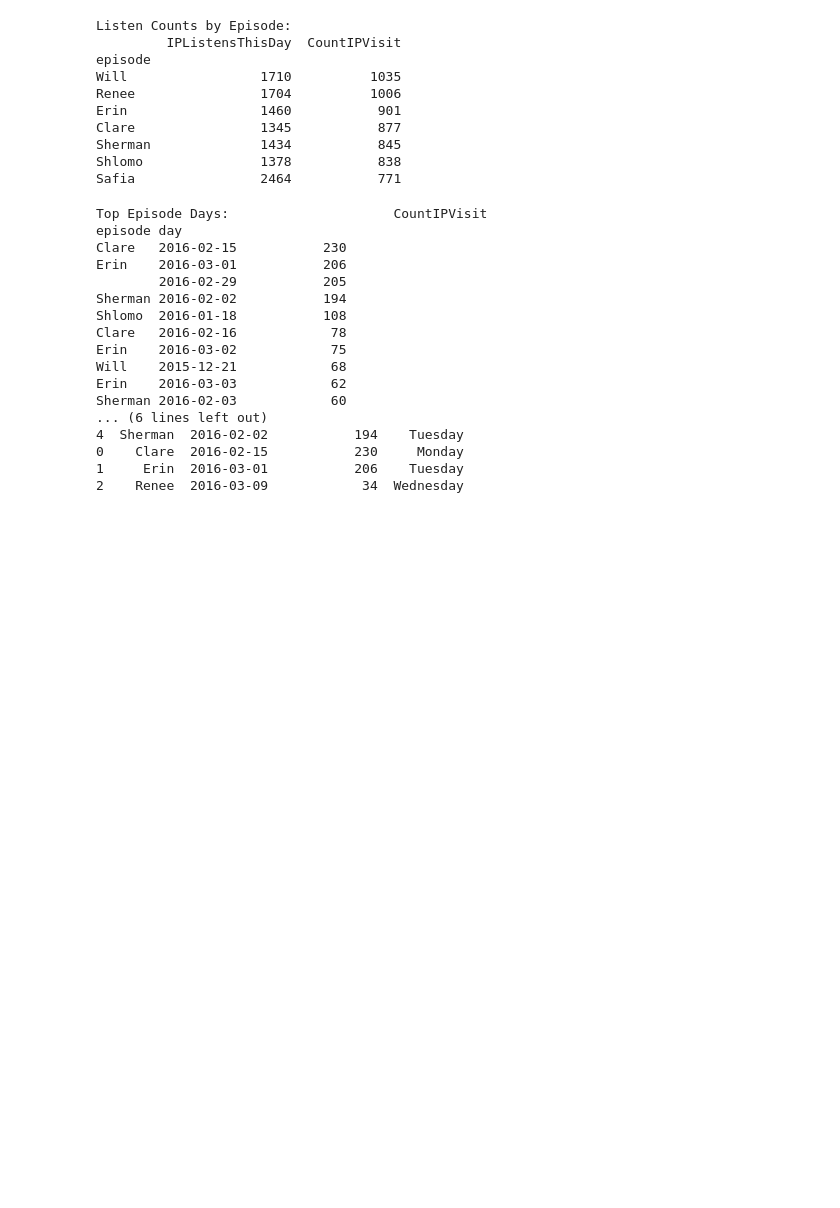
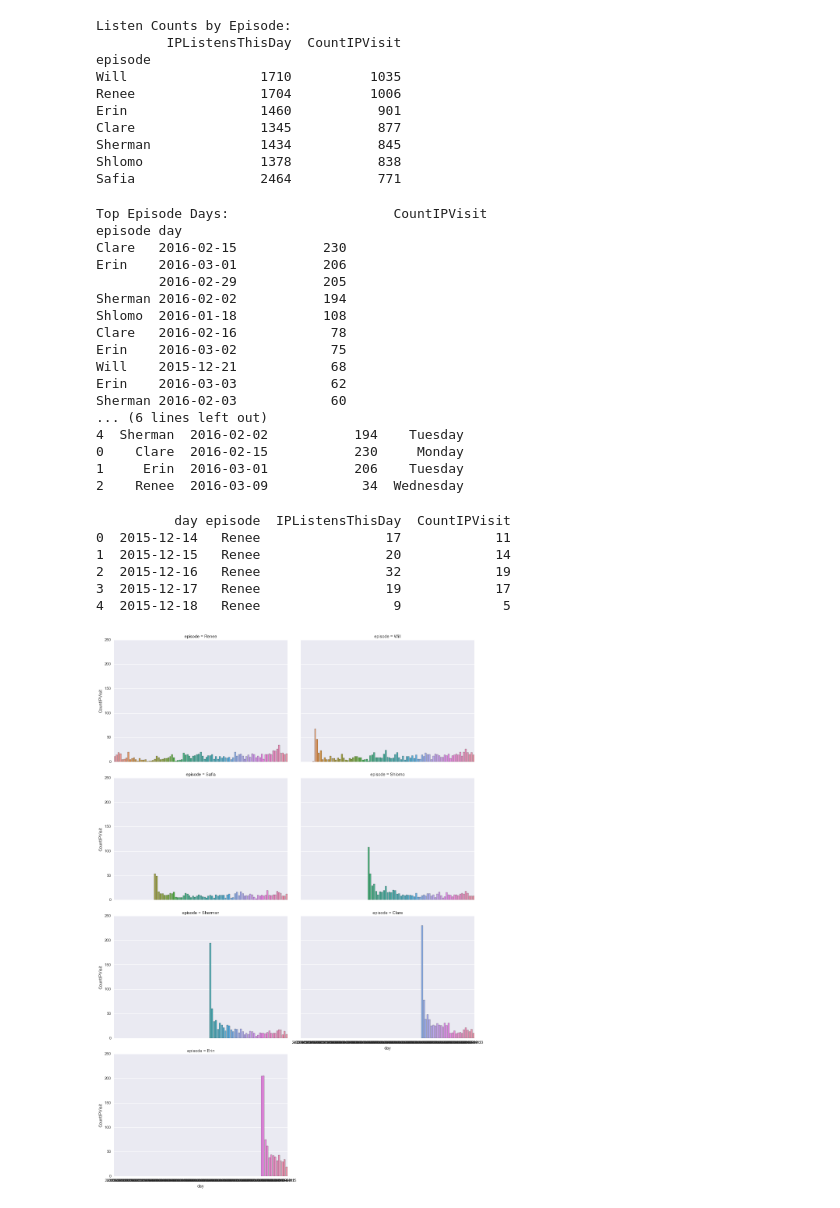
Before and after one commit to paix120/BADS-Podcast-Listens-Exploratory-Data-Analysis, a Jupyter notebook: 20160303 Podcast Listens All Time.ipynb, the cells around one changed output. Cells and saved outputs as stored; diff of their text form; code cells hidden in the pictures; blank space fills up the shorter version.

Commit message:
Added Seaborn viz
going to change to Bokeh

```diff
--- a/20160303 Podcast Listens All Time.ipynb
+++ b/20160303 Podcast Listens All Time.ipynb
@@ -122,0 +119,26 @@ dfEpDay.reset_index(['day','episode'])
+# %%
+import numpy as np
+
+#go back to simple count per episode per day version
+dfEpDay = dfIPDay.groupby(level=['day','episode'], sort=True).sum().reset_index() #dataframe of grouped results
+print(dfEpDay.head())
+
+
+
+#next: plot listens by day, series per episode?
+import seaborn as sns
+#show plots in notebook
+%matplotlib inline
+
+#sns.pairplot(dfEpDay, x_vars=['episode','day','countipvisit'], y_vars=['episode','day','countipvisit'])
+#sns.plt.show()
+
+g = sns.factorplot(data=dfEpDay, x="day", y="CountIPVisit", col="episode", kind="bar", size=5, aspect=1.4, col_wrap=2)
+# %% [output]
+          day episode  IPListensThisDay  CountIPVisit
+0  2015-12-14   Renee                17            11
+1  2015-12-15   Renee                20            14
+2  2015-12-16   Renee                32            19
+3  2015-12-17   Renee                19            17
+4  2015-12-18   Renee                 9             5
+[figure, added]
```
Also changed, not shown: parts of 1 cell of this notebook.
